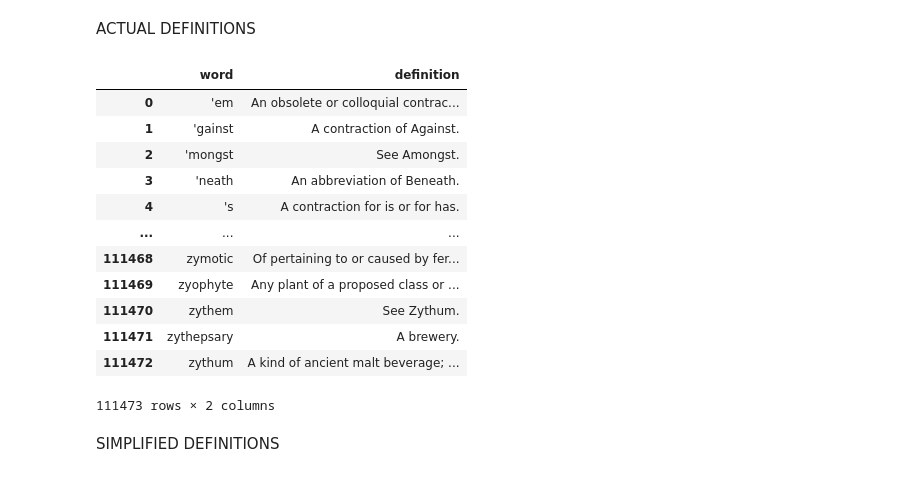
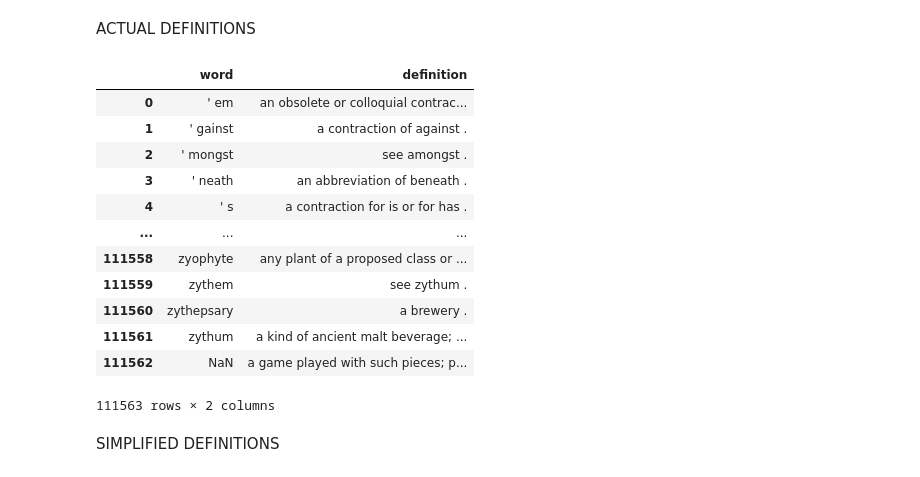
Before and after one commit to gumphso/child-friendly-definitions, a Jupyter notebook: notebooks/start/EnglishDefinitionSimplifier.ipynb, the cells around one changed output. Saved outputs shown, nothing was run; the diff lists cells and outputs as text; code cells hidden in the pictures.

```diff
--- a/notebooks/start/EnglishDefinitionSimplifier.ipynb
+++ b/notebooks/start/EnglishDefinitionSimplifier.ipynb
@@ -29,12 +29,24 @@ def cleanDataframe(df):
     df_copy = df
 
     # may need to take the '-' out
-    regex = "\[(.*?)\]|[0-9!@#$%^&*?\/=+\-]|\((.*?)\)|\{(.*?)\}|\<(.*?)\>"
+    regex = "\[(.*?)\]|[0-9!@#$%^&*\/=+]|\((.*?)\)|\{(.*?)\}|\<(.*?)\>"
 
-    df_copy = df_copy.replace(
-        to_replace=regex, value="", regex=True).dropna()  # remove illegal chars
+    df_copy = df_copy.replace(to_replace=regex, value="", regex=True)  # remove illegal chars
+
+
+    df_copy = df_copy.replace(to_replace="-", value=" - ", regex=True)
+    df_copy = df_copy.replace(to_replace="_", value=" _ ", regex=True)
+
+    df_copy = df_copy.replace(to_replace=",", value=" , ", regex=True)
+    df_copy = df_copy.replace(to_replace="\"", value=" \" ", regex=True)
+    df_copy = df_copy.replace(to_replace="\'", value=" \' ", regex=True)
+    df_copy = df_copy.replace(to_replace="\?", value=" ? ", regex=True)
+    df_copy = df_copy.replace(to_replace="\.", value=" . ", regex=True)
+
+
 
     df_copy.word = df_copy.word.str.lower()  # lower case everything
+    df_copy.definition = df_copy.definition.str.lower()  # lower case everything
 
     df_copy = df_copy.sort_values('word', ascending=True)
     df_copy = df_copy.drop_duplicates(subset='word', keep='first')
@@ -46,29 +58,29 @@ ACTUAL DEFINITIONS
 # %%
 definitions_filter = definitions.drop(['Count', 'POS'], axis=1)
 definitions_filter['word'] = definitions_filter['Word']
 definitions_filter['definition'] = definitions_filter['Definition']
 
 definitions_filter = definitions_filter.drop(['Word', 'Definition'], axis=1)
 definitions_filter = cleanDataframe(df=definitions_filter)
 
-regexQuote = "^\"|\"$"
+regexQuote = "^( \")|(\" )$"
 definitions_filter = definitions_filter.replace(
     to_replace=regexQuote, value="", regex=True)
 definitions_filter
 # %% [output]
 |  | word | definition |
-| 0 | 'em | An obsolete or colloquial contrac... |
-| 1 | 'gainst | A contraction of Against. |
-| 2 | 'mongst | See Amongst. |
-| 3 | 'neath | An abbreviation of Beneath. |
-| 4 | 's | A contraction for is or for has. |
+| 0 | ' em | an obsolete or colloquial contrac... |
+| 1 | ' gainst | a contraction of against . |
+| 2 | ' mongst | see amongst . |
+| 3 | ' neath | an abbreviation of beneath . |
+| 4 | ' s | a contraction for is or for has . |
 | ... | ... | ... |
-| 111468 | zymotic | Of pertaining to or caused by fer... |
-| 111469 | zyophyte | Any plant of a proposed class or ... |
-| 111470 | zythem | See Zythum. |
-| 111471 | zythepsary | A brewery. |
-| 111472 | zythum | A kind of ancient malt beverage; ... |
+| 111558 | zyophyte | any plant of a proposed class or ... |
+| 111559 | zythem | see zythum . |
+| 111560 | zythepsary | a brewery . |
+| 111561 | zythum | a kind of ancient malt beverage; ... |
+| 111562 | NaN | a game played with such pieces; p... |
-111473 rows × 2 columns
+111563 rows × 2 columns
 # %% [markdown]
 SIMPLIFIED DEFINITIONS
 # %% [markdown]
```
Also changed, not shown: parts of 5 cells of this notebook, 2 other files.
